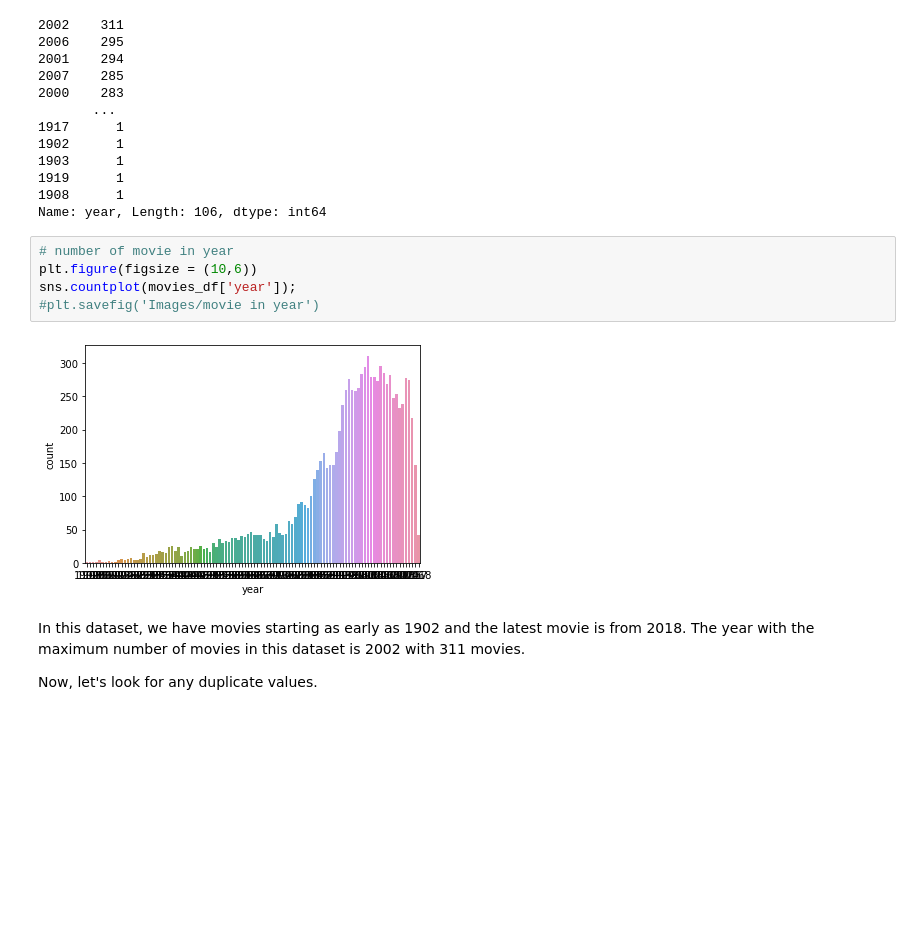
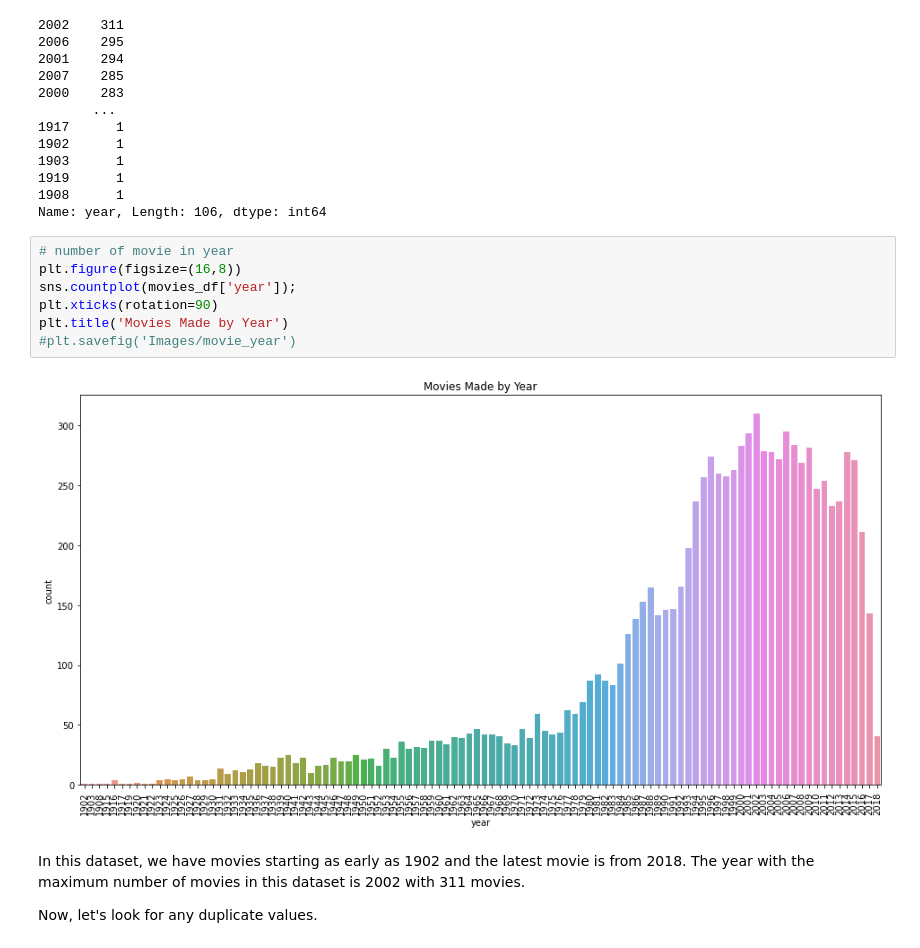
Before and after one commit to gt1719/MovieLens_Data_Analysis, a Jupyter notebook: MovieLens_Data_Analysis.ipynb, the cells around one changed output. Cells and saved outputs as stored; diff of their text form; blank space fills up the shorter version.

```diff
--- a/MovieLens_Data_Analysis.ipynb
+++ b/MovieLens_Data_Analysis.ipynb
@@ -339,11 +340,13 @@ movies_df['year'].value_counts()
 Name: year, Length: 106, dtype: int64
 # %%
 # number of movie in year
-plt.figure(figsize = (10,6))
+plt.figure(figsize=(16,8))
 sns.countplot(movies_df['year']);
-#plt.savefig('Images/movie in year')
+plt.xticks(rotation=90)
+plt.title('Movies Made by Year')
+#plt.savefig('Images/movie_year')
 # %% [output]
-[figure, old version]
+[figure, new version]
 # %% [markdown]
 In this dataset, we have movies starting as early as 1902 and the latest movie is from 2018. The year with the maximum number of movies in this dataset is 2002 with 311 movies.
 
```
Also changed, not shown: parts of 7 cells of this notebook, 7 other files.
